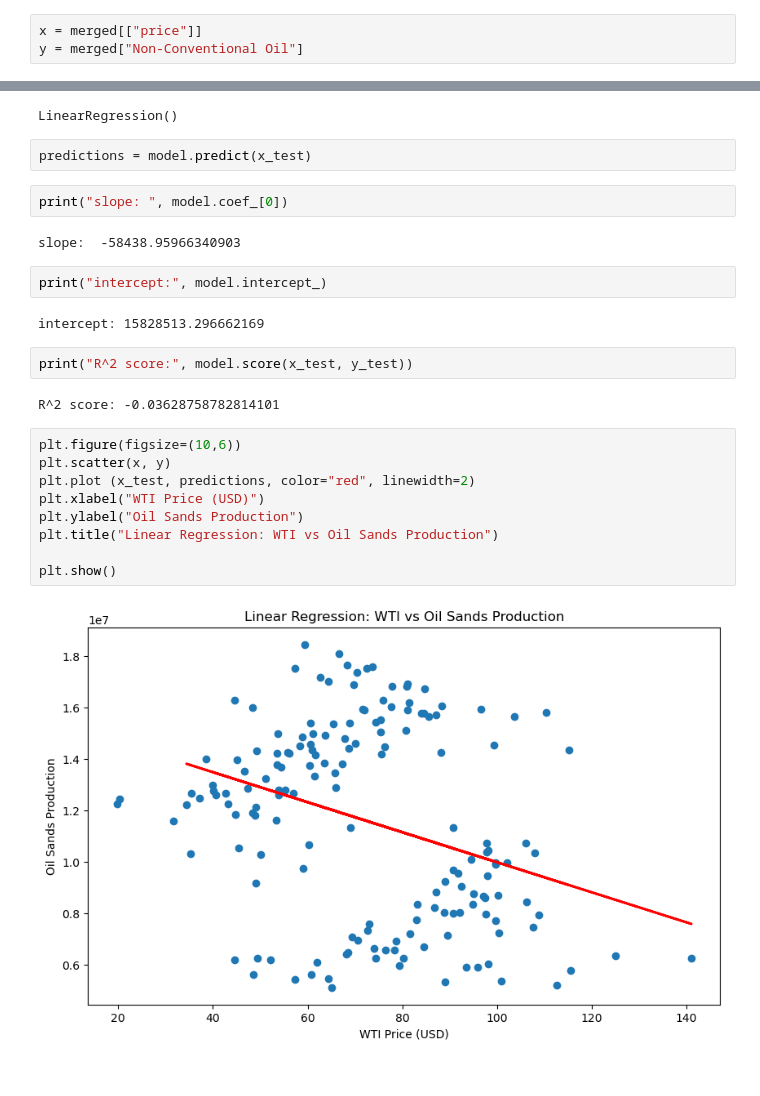
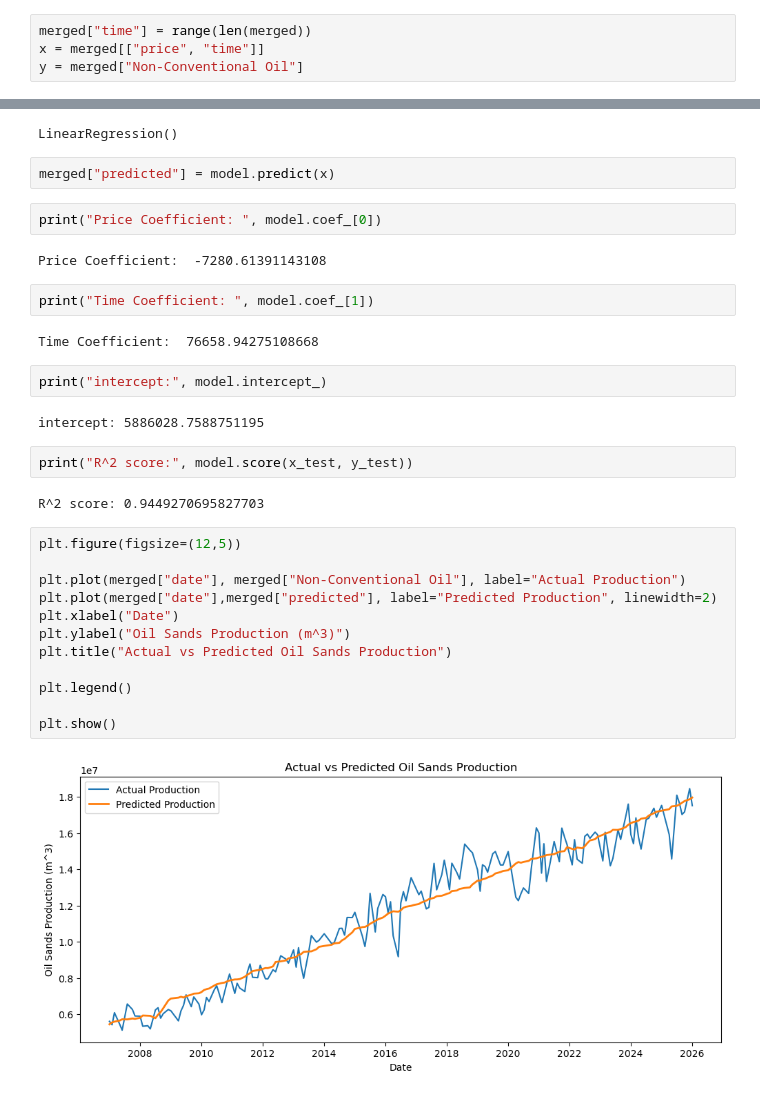
Before and after one commit to Frank-J1/oil-sands-repository, a Jupyter notebook: 02_data_regression.ipynb, the cells around one changed output, grey strips where cells are left out. Cells and saved outputs as stored; diff of their text form.

Commit message:
changed regression paramater to include time for a better model

```diff
--- a/02_data_regression.ipynb
+++ b/02_data_regression.ipynb
@@ -28,7 +28,8 @@ merged.tail()
 # %% [markdown]
 ## Linear Regression
 # %%
-x = merged[["price"]]
+merged["time"] = range(len(merged))
+x = merged[["price", "time"]]
 y = merged["Non-Conventional Oil"]
 # %%
 x.head()
@@ -57,27 +58,34 @@ model.fit(x_train, y_train)
 # %% [output]
 LinearRegression()
 # %%
-predictions = model.predict(x_test)
+merged["predicted"] = model.predict(x)
 # %%
-print("slope: ", model.coef_[0])
+print("Price Coefficient: ", model.coef_[0])
 # %% [output]
-slope:  -58438.95966340903
+Price Coefficient:  -7280.61391143108
+# %%
+print("Time Coefficient: ", model.coef_[1])
+# %% [output]
+Time Coefficient:  76658.94275108668
 # %%
 print("intercept:", model.intercept_)
 # %% [output]
-intercept: 15828513.296662169
+intercept: 5886028.7588751195
 # %%
 print("R^2 score:", model.score(x_test, y_test))
 # %% [output]
-R^2 score: -0.03628758782814101
+R^2 score: 0.9449270695827703
 # %%
-plt.figure(figsize=(10,6))
-plt.scatter(x, y)
-plt.plot (x_test, predictions, color="red", linewidth=2)
-plt.xlabel("WTI Price (USD)")
-plt.ylabel("Oil Sands Production")
-plt.title("Linear Regression: WTI vs Oil Sands Production")
+plt.figure(figsize=(12,5))
+
+plt.plot(merged["date"], merged["Non-Conventional Oil"], label="Actual Production")
+plt.plot(merged["date"],merged["predicted"], label="Predicted Production", linewidth=2)
+plt.xlabel("Date")
+plt.ylabel("Oil Sands Production (m^3)")
+plt.title("Actual vs Predicted Oil Sands Production")
+
+plt.legend()
 
 plt.show()
 # %% [output]
-[figure, old version]
+[figure, new version]
```
Also changed, not shown: parts of 1 cell of this notebook.
